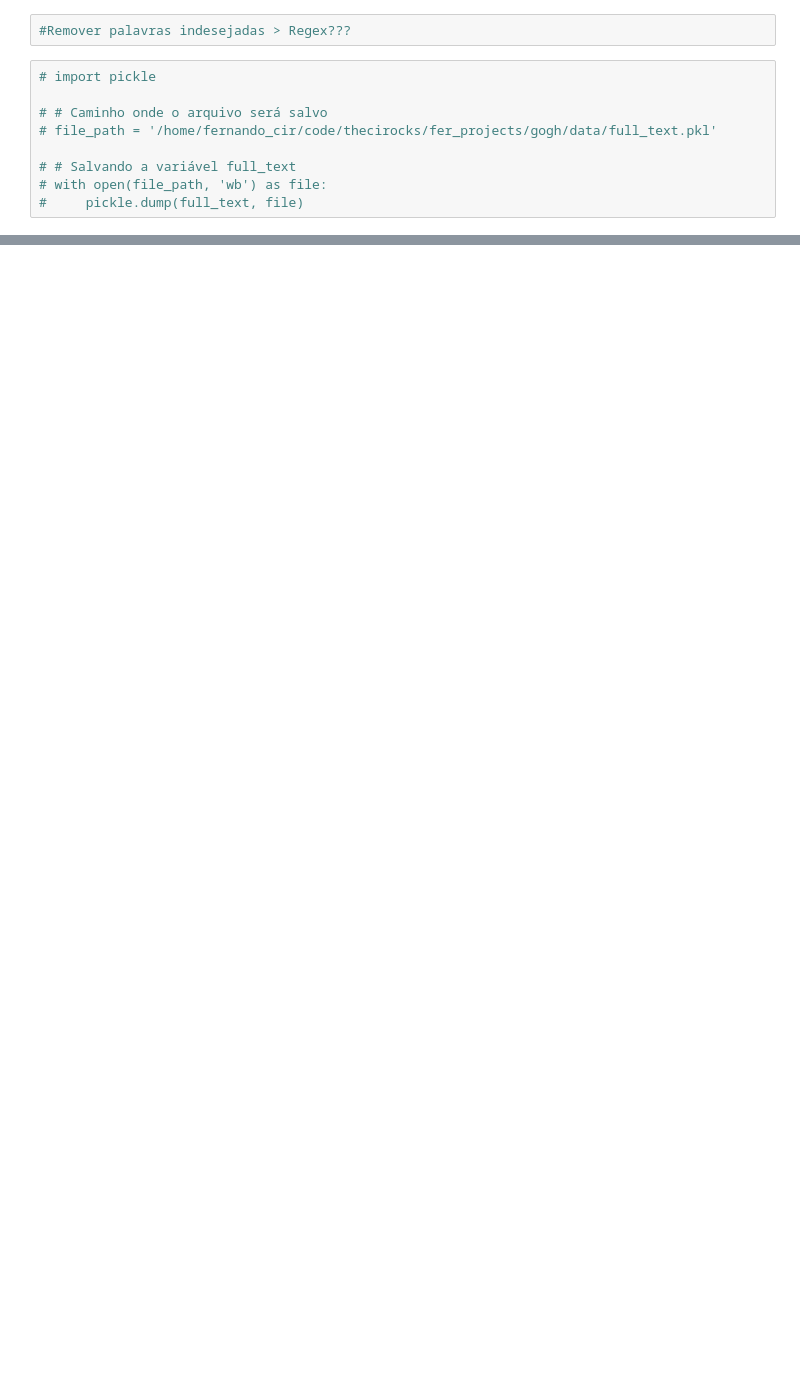
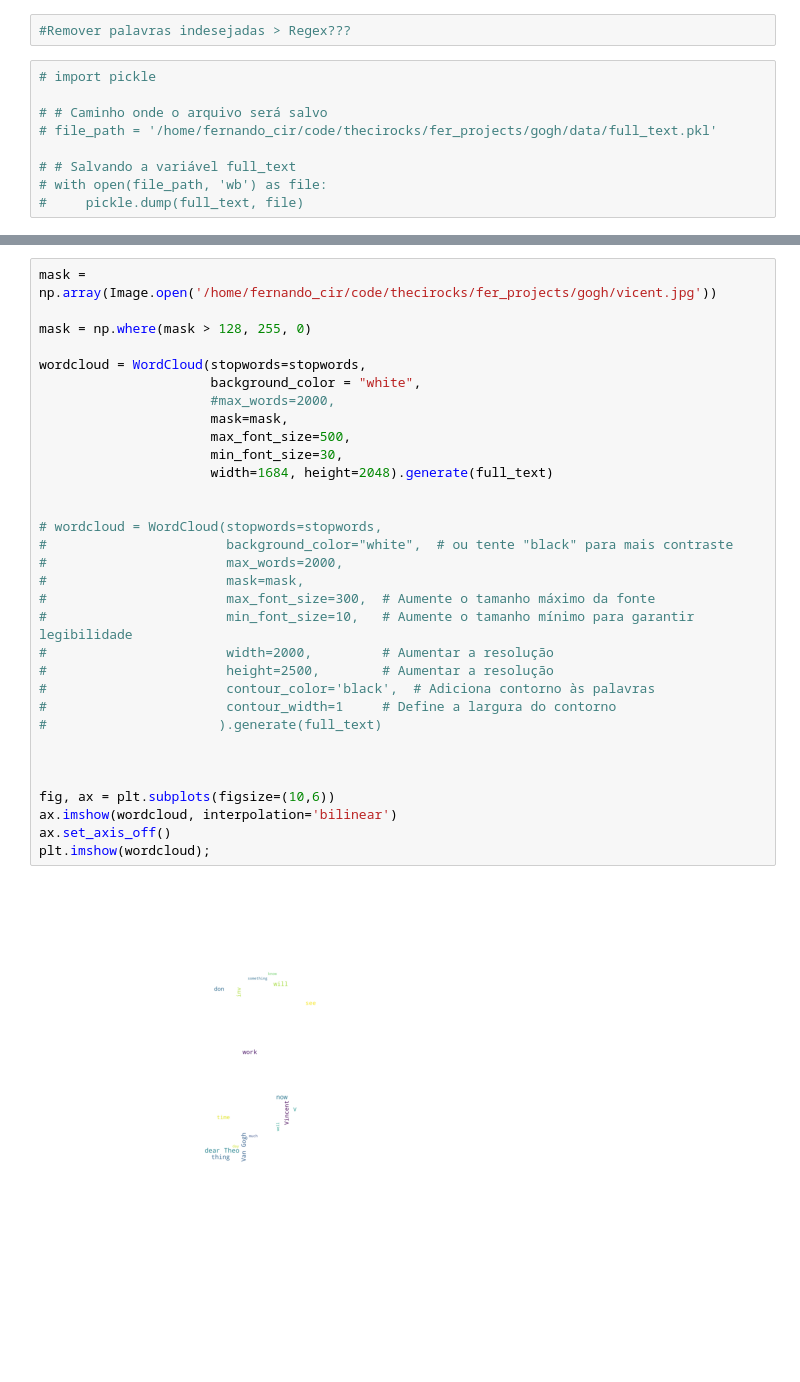
Before and after one commit to thecirocks/gogh, a Jupyter notebook: letters.ipynb, the cells around one changed output, grey strips where cells are left out. Cells and saved outputs as stored; diff of their text form; blank space fills up the shorter version.

```diff
--- a/letters.ipynb
+++ b/letters.ipynb
@@ -310,0 +497,34 @@ with open(file_path, 'rb') as file:
+# %%
+mask = np.array(Image.open('/home/fernando_cir/code/thecirocks/fer_projects/gogh/vicent.jpg'))
+
+mask = np.where(mask > 128, 255, 0)
+
+wordcloud = WordCloud(stopwords=stopwords,
+                      background_color = "white",
+                      #max_words=2000,
+                      mask=mask,
+                      max_font_size=500,
+                      min_font_size=30,
+                      width=1684, height=2048).generate(full_text)
+
+
+# wordcloud = WordCloud(stopwords=stopwords,
+#                       background_color="white",  # ou tente "black" para mais contraste
+#                       max_words=2000,
+#                       mask=mask,
+#                       max_font_size=300,  # Aumente o tamanho máximo da fonte
+#                       min_font_size=10,   # Aumente o tamanho mínimo para garantir legibilidade
+#                       width=2000,         # Aumentar a resolução
+#                       height=2500,        # Aumentar a resolução
+#                       contour_color='black',  # Adiciona contorno às palavras
+#                       contour_width=1     # Define a largura do contorno
+#                      ).generate(full_text)
+
+
+
+fig, ax = plt.subplots(figsize=(10,6))
+ax.imshow(wordcloud, interpolation='bilinear')
+ax.set_axis_off()
+plt.imshow(wordcloud);
+# %% [output]
+[figure, added]
```
Also changed, not shown: parts of 31 cells of this notebook, 2 other files.
